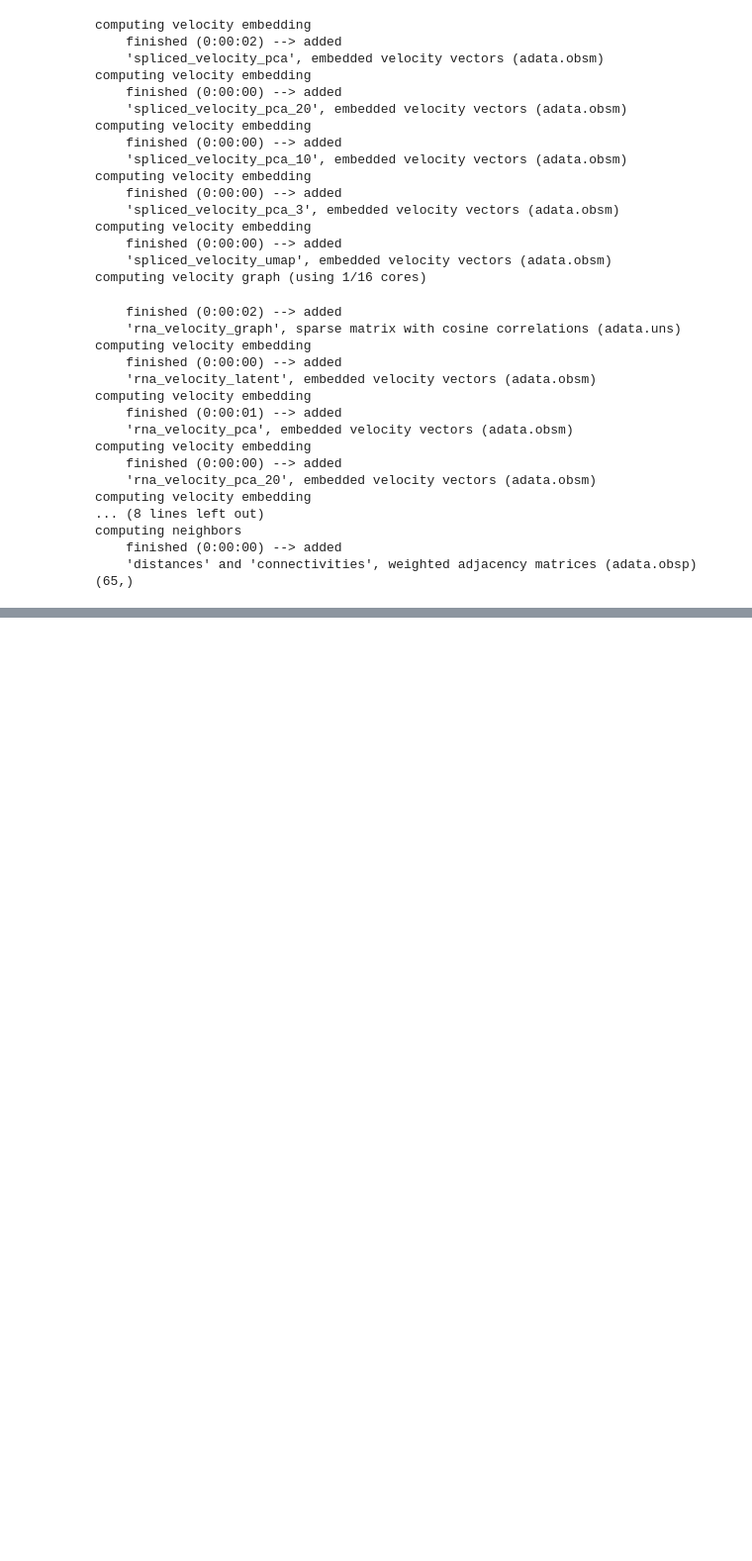
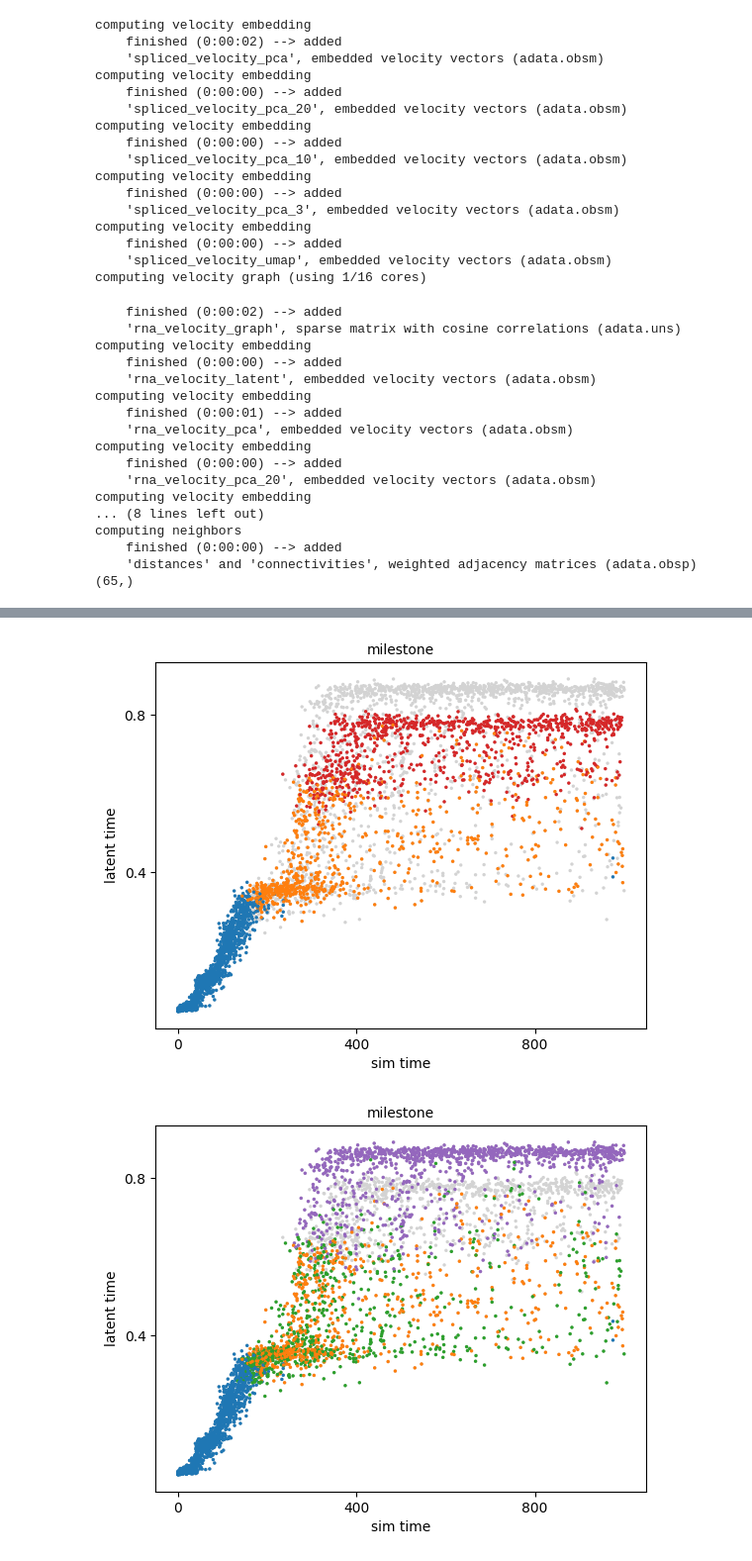
Before and after one commit to Spencerfar/LatentVelo, a Jupyter notebook: paper_notebooks/Bifurcation synthetic.ipynb, the cells around one changed output, grey strips where cells are left out. Shown at 99% size. Cells and saved outputs as stored; diff of their text form; code cells hidden in the pictures; blank space fills up the shorter version.

```diff
--- a/paper_notebooks/Bifurcation synthetic.ipynb
+++ b/paper_notebooks/Bifurcation synthetic.ipynb
@@ -35,4 +37,4 @@ adata.obs['milestone'] = milestones
 # %%
-ltv.utils.standard_clean_recipe(adata, spliced_key='counts_spliced', unspliced_key='counts_unspliced',
+adata = ltv.utils.standard_clean_recipe(adata, spliced_key='counts_spliced', unspliced_key='counts_unspliced',
                                  umap=True)
 scv.pl.umap(adata, color=['sim_time', 'milestone'])
@@ -134,0 +144,6 @@ computing neighbors
+# %%
+scv.pl.scatter(latent_adata, x = 'sim_time', y='latent_time', color='milestone', groups=['A', 'B', 'D'])
+scv.pl.scatter(latent_adata, x = 'sim_time', y='latent_time', color='milestone', groups=['A', 'B', 'C', 'E'])
+# %% [output]
+[figure, added]
+[figure, added]
```
Also changed, not shown: parts of 8 cells of this notebook, 2 other files.
